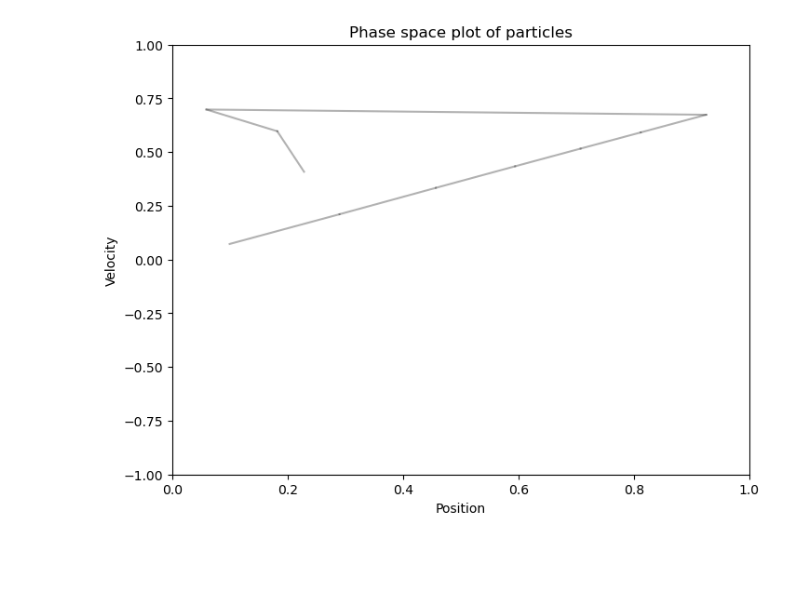
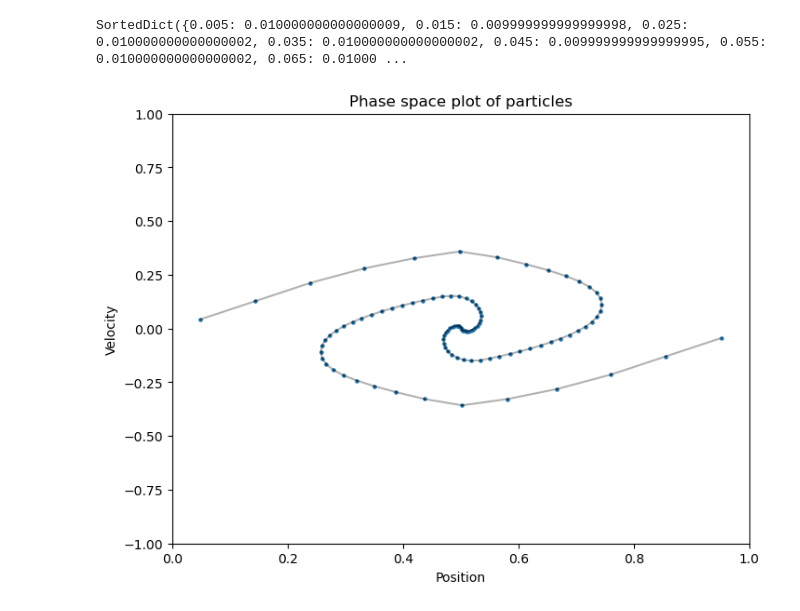
Before and after one commit to horaciomorenom/PlasmaModel, a Jupyter notebook: ColdStream.ipynb, the cells around one changed output. Saved outputs shown, nothing was run; the diff lists cells and outputs as text; code cells hidden in the pictures; blank space fills up the shorter version.

```diff
--- a/ColdStream.ipynb
+++ b/ColdStream.ipynb
@@ -6,10 +6,6 @@ from dataclasses import dataclass
 from functools import cache
 from typing import Optional, List
 from sortedcontainers import SortedDict
-# %%
-N = 5
-dt = 0.01
-tmax = 1
 # %%
 class Particle:
     """
@@ -78,7 +74,7 @@ class Particle:
         self.pos_hist.append(self.x)
 
 
-    def update_velocity(self, acceleration):
+    def update_velocity(self, acceleration, dt):
         """
         Update the velocity of the particle based on the given acceleration and
         the elapsed time using Euler's Method.
@@ -192,9 +217,11 @@ def k(p1: Particle, p2: Particle) -> float:
         return -0.5
     return 0
 # %%
-driver = Plasma_Evolver(10, 0.01, k)
+driver = Plasma_Evolver(100, 0.01, k)
 
-driver.evolve_plasma(1)
+driver.evolve_plasma(4)
 driver.plot_particles()
+driver.weights
 # %% [output]
+SortedDict({0.005: 0.010000000000000009, 0.015: 0.009999999999999998, 0.025: 0.010000000000000002, 0.035: 0.010000000000000002, 0.045: 0.009999999999999995, 0.055: 0.010000000000000002, 0.065: 0.01000 ...
-[figure, old version]
+[figure, new version]
```
Also changed, not shown: parts of 5 cells of this notebook.
